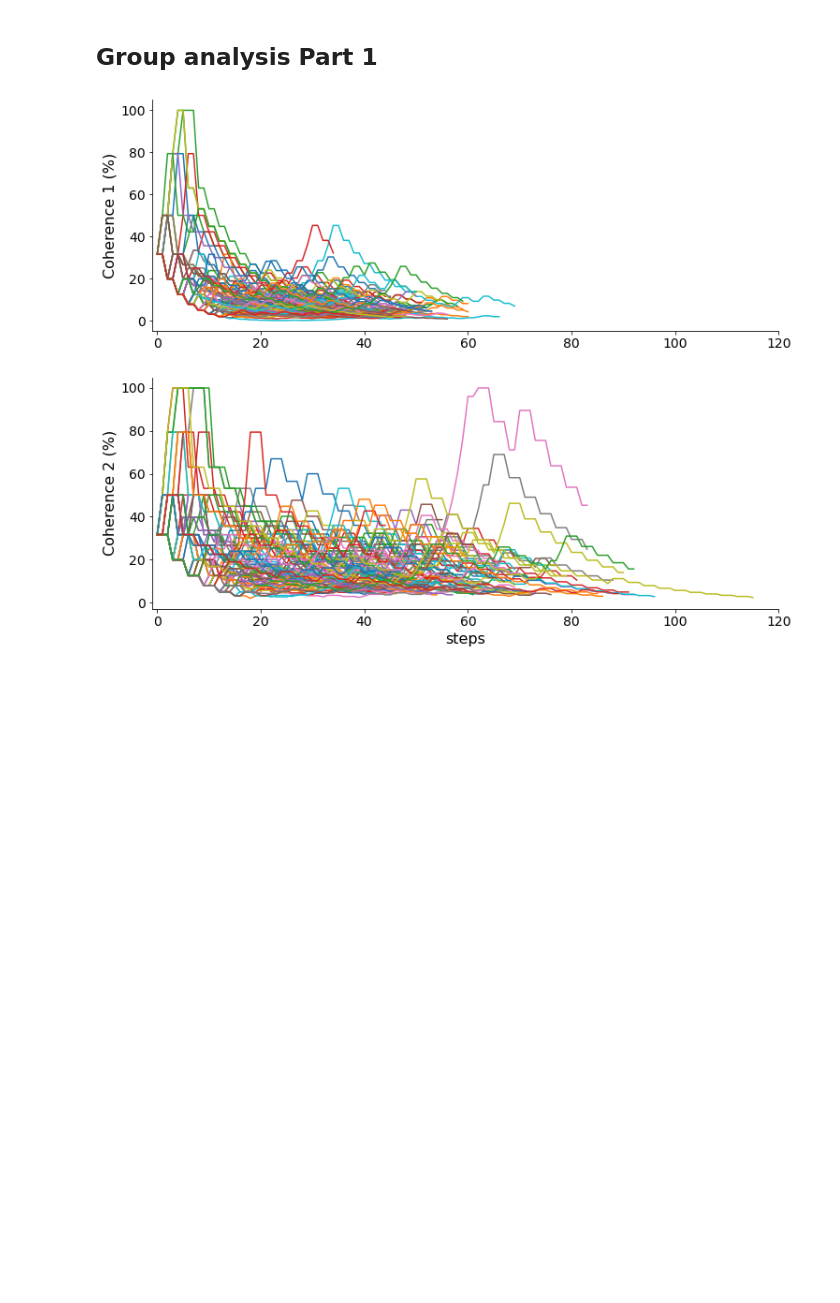
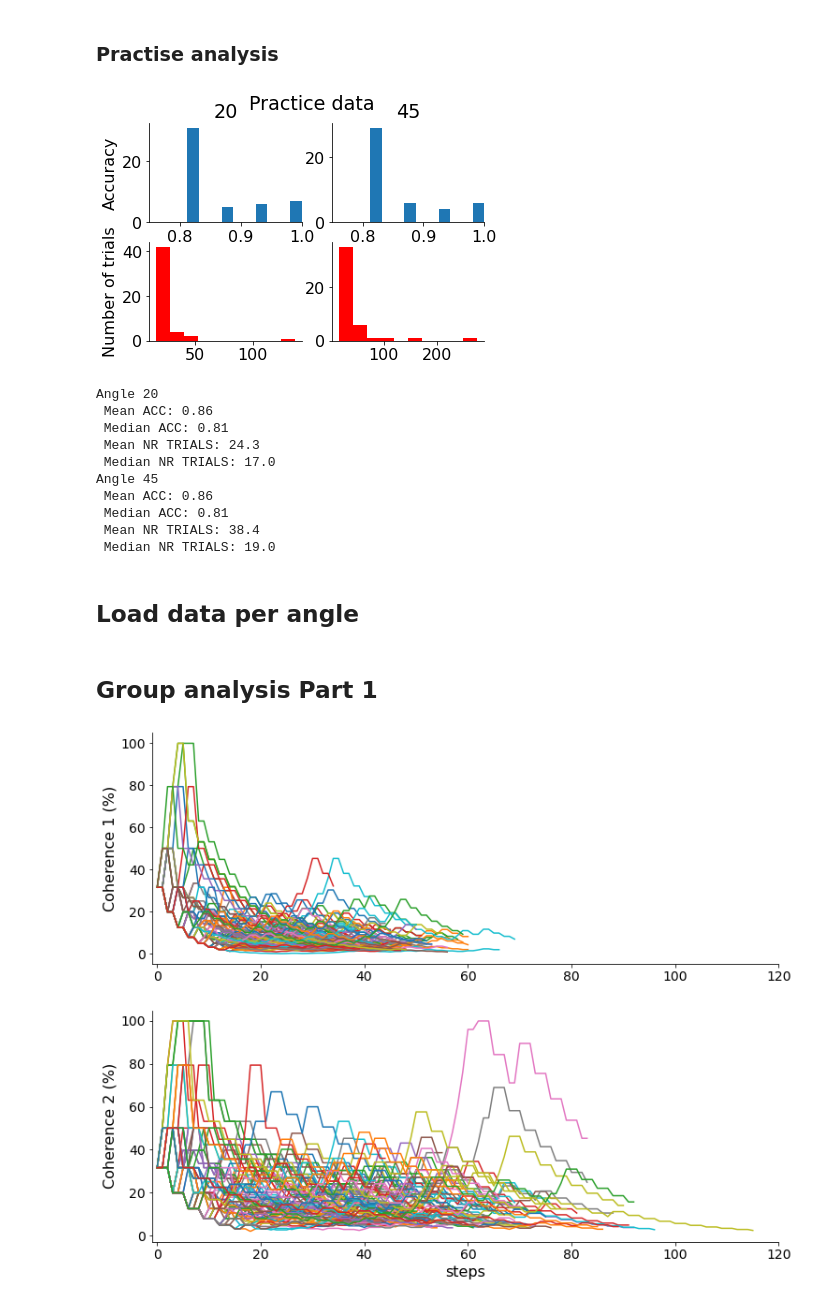
Before and after one commit to dokato/2drdk, a Jupyter notebook: data_analysis.ipynb, the cells around one changed output. Drawn from its saved outputs; the diff is of its cells as text; code cells hidden in the pictures; blank space fills up the shorter version.

```diff
--- a/data_analysis.ipynb
+++ b/data_analysis.ipynb
@@ -158,0 +41,2 @@ def read_data_from_2drdk(path):
+# %% [markdown]
+### Practise analysis
@@ -159,3 +58,45 @@ def read_data_from_2drdk(path):
+# %%
+plt.subplot(221)
+plt.hist(pract_acc_20)
+plt.xlim([0.75, 1])
+plt.ylabel('Accuracy')
+plt.title('20')
+plt.subplot(222)
+plt.hist(pract_acc_45)
+plt.xlim([0.75, 1])
+plt.title('45')
+plt.subplot(223)
+plt.hist(nr_acc_20, color = 'r')
+plt.ylabel('Number of trials')
+plt.subplot(224)
+plt.hist(nr_acc_45, color = 'r')
+plt.suptitle('Practice data')
+plt.show()
+
+print('Angle 20')
+print(' Mean ACC: {:.2f}'.format(np.mean(pract_acc_20)))
+print(' Median ACC: {:.2f}'.format(np.median(pract_acc_20)))
+print(' Mean NR TRIALS: {:.1f}'.format(np.mean(nr_acc_20)))
+print(' Median NR TRIALS: {:.1f}'.format(np.median(nr_acc_20)))
+print('Angle 45')
+print(' Mean ACC: {:.2f}'.format(np.mean(pract_acc_45)))
+print(' Median ACC: {:.2f}'.format(np.median(pract_acc_45)))
+print(' Mean NR TRIALS: {:.1f}'.format(np.mean(nr_acc_45)))
+print(' Median NR TRIALS: {:.1f}'.format(np.median(nr_acc_45)))
+# %% [output]
+[figure, added]
+Angle 20
+ Mean ACC: 0.86
+ Median ACC: 0.81
+ Mean NR TRIALS: 24.3
+ Median NR TRIALS: 17.0
+Angle 45
+ Mean ACC: 0.86
+ Median ACC: 0.81
+ Mean NR TRIALS: 38.4
+ Median NR TRIALS: 19.0
+# %% [markdown]
+## Load data per angle
 # %%
 subj_20 = []
 subj_45 = []
```
Also changed, not shown: parts of 43 cells of this notebook, 7 other files.
